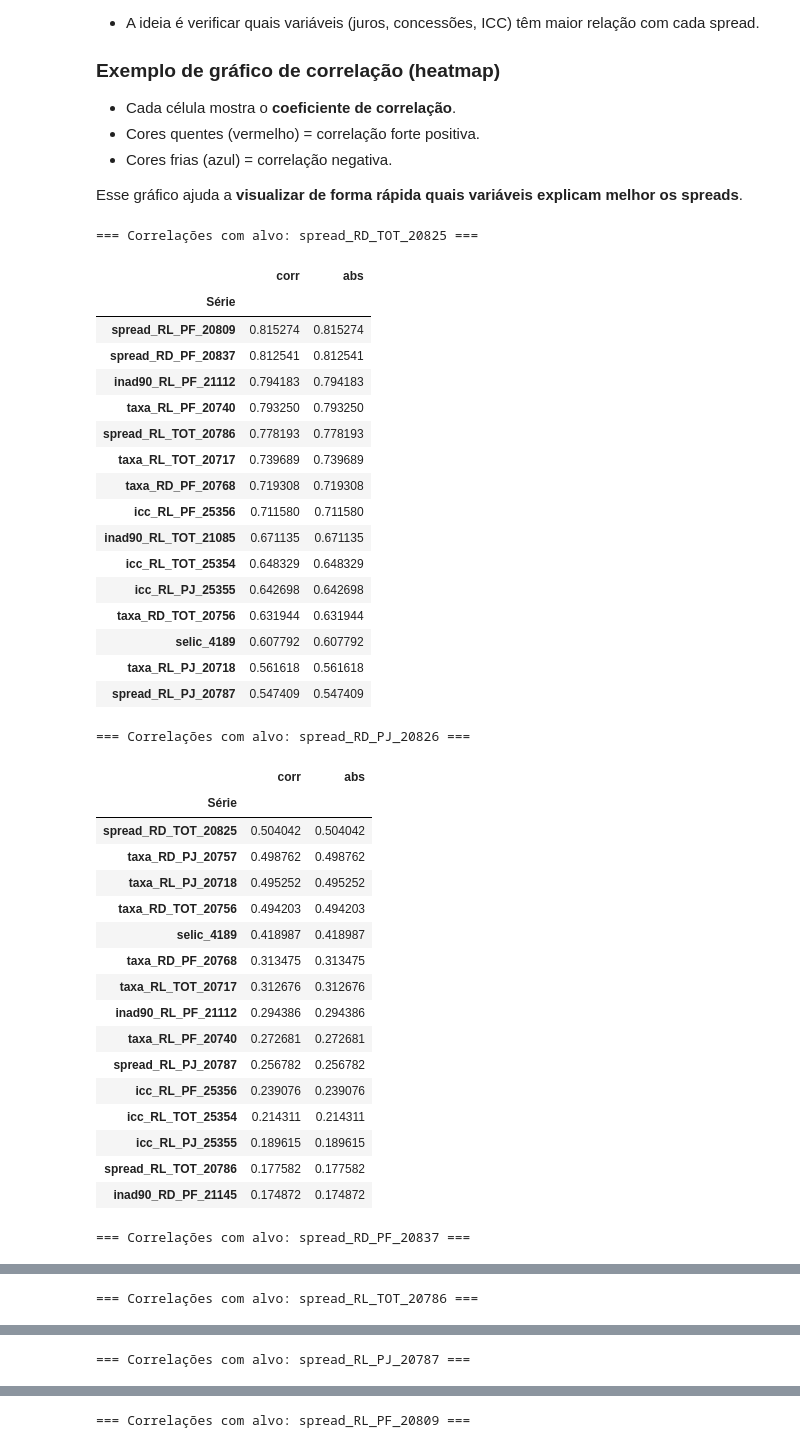
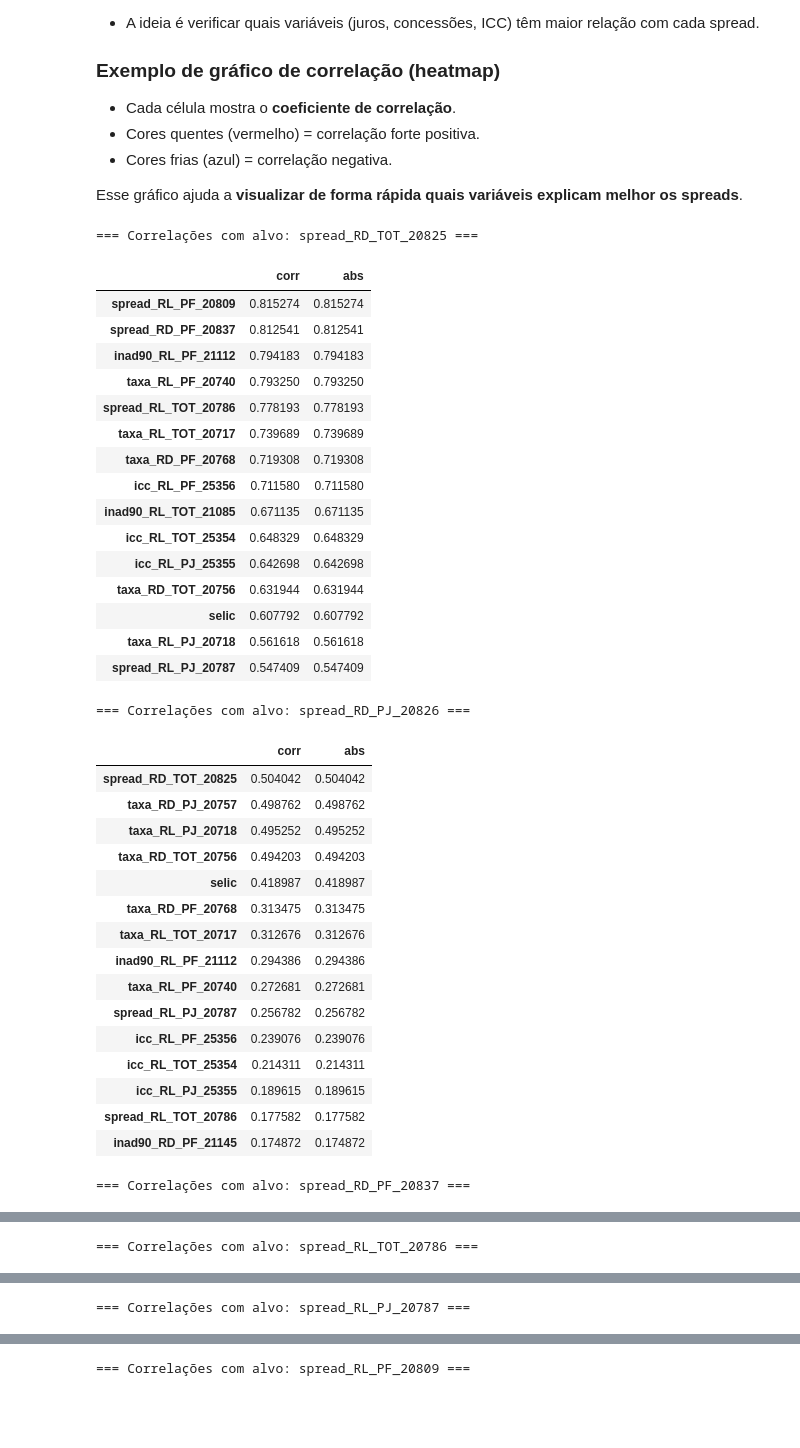
Before and after one commit to akemitti/Inteligencia-Artificial, a Jupyter notebook: prev_series_temporais.ipynb, the cells around one changed output, grey strips where cells are left out. Cells and saved outputs as stored; diff of their text form; code cells hidden in the pictures; blank space fills up the shorter version.

```diff
--- a/prev_series_temporais.ipynb
+++ b/prev_series_temporais.ipynb
@@ -382,14 +345,10 @@ df_selic
 # %%
-# Alinha df_selic ao índice do conjunto_dados (mesmos meses/colunas)
-df_selic_alinhada = df_selic.reindex(conjunto_dados.index)
+# Alinha df_selic ao índice do conjunto_dados (mesmos meses)
+df_selic = df_selic.reindex(conjunto_dados.index)
 
-# Transpõe e aplica os mesmos rótulos de coluna (YYYY-MM)
-tabela_selic = df_selic_alinhada.T.copy()
-tabela_selic.columns = rotulos_datas
-tabela_selic.index.name = "Série"
+# Junção das bases
+base = conjunto_dados.join(df_selic["selic_4189"], how="left")
 
-# Versão "com Selic" (sem tocar no tabela_series original)
-base = pd.concat([tabela_series, tabela_selic], axis=0)
 
 base
 # %% [output]
@@ -436,6 +393,7 @@ import re
 painel = base.copy()
 
 
-# garante ordem cronologica das colunas e que estao em string "YYYY-MM"
-painel.columns = painel.columns.astype(str)
-painel = painel.loc[:, sorted(painel.columns)]
+# garante ordem cronologica das linhas
+if not np.issubdtype(painel.index.dtype, np.datetime64):
+    painel.index = pd.to_datetime(painel.index, errors="coerce")
+painel = painel.sort_index()
@@ -644,55 +584,59 @@ plotar_selic()
 
 Esse gráfico ajuda a **visualizar de forma rápida quais variáveis explicam melhor os spreads**.
 # %%
-# listas das series-alvo
+# listas das séries-alvo (colunas da base)
 spreads_alvo = [
     "spread_RD_TOT_20825",
     "spread_RD_PJ_20826",
     "spread_RD_PF_20837",
     "spread_RL_TOT_20786",
     "spread_RL_PJ_20787",
     "spread_RL_PF_20809",
 ]
 
-# filtra apenas as que existem no painel
-spreads_presentes = [s for s in spreads_alvo if s in painel.index]
+# filtra apenas as que existem como COLUNAS
+spreads_presentes = [s for s in spreads_alvo if s in painel.columns]
 if len(spreads_presentes) == 0:
-    raise ValueError("Nenhuma das series de spread informadas foi encontrada no painel.")
+    raise ValueError("Nenhuma das séries de spread informadas foi encontrada nas colunas do painel.")
 
 def correlacoes_com_alvo(painel: pd.DataFrame, alvo: str, top_n: int = 15) -> pd.DataFrame:
     """
-    Calcula correlacao de Pearson entre a serie 'alvo' (linha do painel)
-    e todas as demais series, usando apenas os meses onde o 'alvo' tem dado.
-    Retorna dataframe ordenado por |correlacao|.
+    Calcula correlação de Pearson entre a série-alvo (coluna) e todas as demais séries (colunas),
+    usando apenas os meses onde o alvo tem dado. Retorna dataframe ordenado por |correlação|.
     """
-    # alvo como numerico
-    s_alvo = pd.to_numeric(painel.loc[alvo], errors="coerce")
-    # meses validos do alvo
-    cols_validas = s_alvo.index[s_alvo.notna()]
-    if len(cols_validas) < 3:
+    # garante tipos numéricos
+    painel_num = painel.apply(pd.to_numeric, errors="coerce")
+
+    # alvo como série (coluna) e meses válidos (sem NaN no alvo)
+    serie_alvo = painel_num[alvo]
+    meses_validos = serie_alvo.index[serie_alvo.notna()]
+    if len(meses_validos) < 3:
         return pd.DataFrame(columns=["corr", "abs"])
 
-    # outras series como numerico, alinhadas nas mesmas colunas validas
-    outros = painel.drop(index=[alvo], errors="ignore")
-    outros = outros.loc[:, cols_validas].apply(pd.to_numeric, errors="coerce")
+    # outras séries: remove o alvo, restringe aos mesmos meses e calcula correlação coluna-a-coluna
+    outras_series = painel_num.drop(columns=[alvo]).loc[meses_validos]
 
-    # remove colunas com NaN no alvo (ja filtrado) e calcula correlacao
-    corr = outros.T.corrwith(s_alvo.loc[cols_validas])
+    # correlação de cada coluna de 'outras_series' com 'serie_alvo' (mesmos meses)
+    corr = outras_series.corrwith(serie_alvo.loc[meses_validos])
+
     corr = corr.dropna()
-    res = pd.DataFrame({"corr": corr, "abs": corr.abs()}).sort_values("abs", ascending=False)
-    return res.head(top_n)
+    resultado = (
+        pd.DataFrame({"corr": corr, "abs": corr.abs()})
+          .sort_values("abs", ascending=False)
+          .head(top_n)
+    )
+    return resultado
 
-# calcula e mostra as tabelas de correlacao para cada spread-alvo
-tabelas_corr = {}
+# calcula e mostra as tabelas de correlação para cada spread-alvo
+tabelas_correlacao = {}
 for alvo in spreads_presentes:
     print(f"\n=== Correlações com alvo: {alvo} ===")
-    tab = correlacoes_com_alvo(painel, alvo, top_n=15)
-    tabelas_corr[alvo] = tab
-    display(tab)
+    tabela = correlacoes_com_alvo(painel, alvo, top_n=15)
+    tabelas_correlacao[alvo] = tabela
+    display(tabela)
 # %% [output]
 === Correlações com alvo: spread_RD_TOT_20825 ===
 |  | corr | abs |
-| Série |  |  |
 | spread_RL_PF_20809 | 0.815274 | 0.815274 |
 | spread_RD_PF_20837 | 0.812541 | 0.812541 |
 | inad90_RL_PF_21112 | 0.794183 | 0.794183 |
@@ -705,17 +649,16 @@ for alvo in spreads_presentes:
 | icc_RL_TOT_25354 | 0.648329 | 0.648329 |
 | icc_RL_PJ_25355 | 0.642698 | 0.642698 |
 | taxa_RD_TOT_20756 | 0.631944 | 0.631944 |
-| selic_4189 | 0.607792 | 0.607792 |
+| selic | 0.607792 | 0.607792 |
 | taxa_RL_PJ_20718 | 0.561618 | 0.561618 |
 | spread_RL_PJ_20787 | 0.547409 | 0.547409 |
 === Correlações com alvo: spread_RD_PJ_20826 ===
 |  | corr | abs |
-| Série |  |  |
 | spread_RD_TOT_20825 | 0.504042 | 0.504042 |
 | taxa_RD_PJ_20757 | 0.498762 | 0.498762 |
 | taxa_RL_PJ_20718 | 0.495252 | 0.495252 |
 | taxa_RD_TOT_20756 | 0.494203 | 0.494203 |
-| selic_4189 | 0.418987 | 0.418987 |
+| selic | 0.418987 | 0.418987 |
 | taxa_RD_PF_20768 | 0.313475 | 0.313475 |
 | taxa_RL_TOT_20717 | 0.312676 | 0.312676 |
 | inad90_RL_PF_21112 | 0.294386 | 0.294386 |
```
Also changed, not shown: parts of 19 cells of this notebook, 1 other file.
